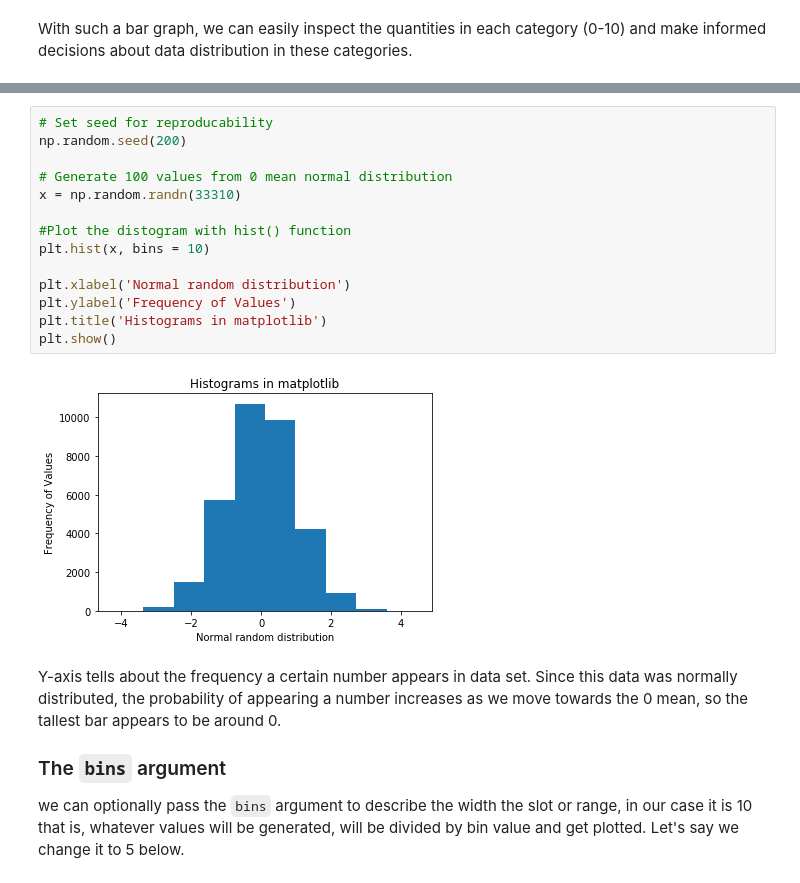
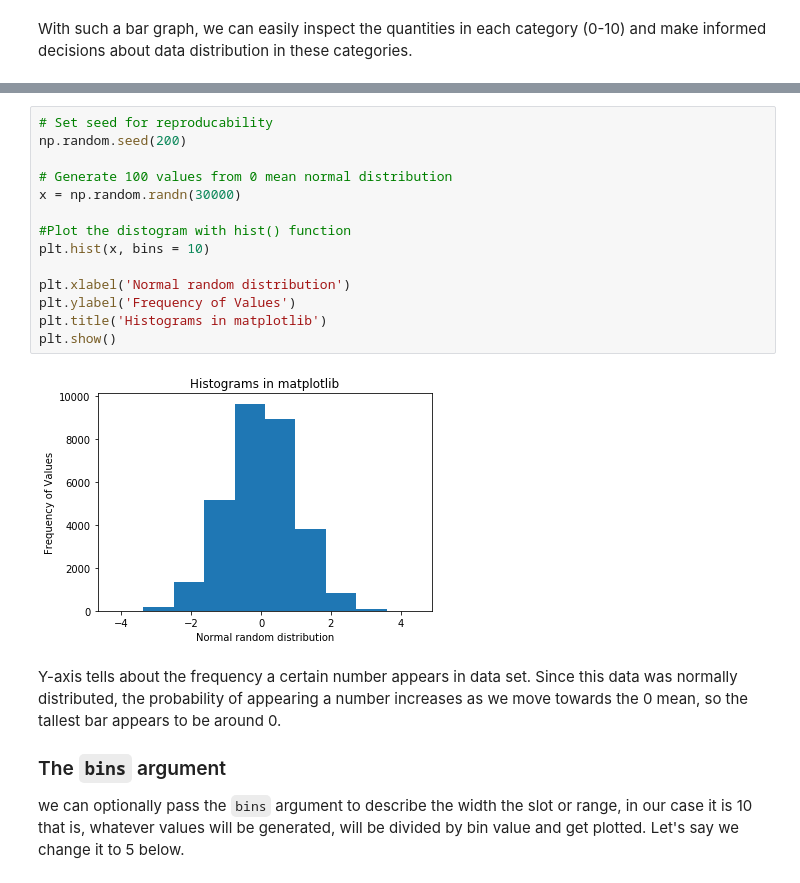
Before and after one commit to ztimmons/dsc-data-viz-houston-ds-060319, a Jupyter notebook: index.ipynb, the cells around one changed output, grey strips where cells are left out. Drawn from its saved outputs; the diff is of its cells as text.

```diff
--- a/index.ipynb
+++ b/index.ipynb
@@ -138,19 +138,19 @@ In matplotlib, we can use `plt.hist()` function to draw a histogram while passin
 # %%
 # Set seed for reproducability
 np.random.seed(200)
 
 # Generate 100 values from 0 mean normal distribution
-x = np.random.randn(33310)
+x = np.random.randn(30000)
 
 #Plot the distogram with hist() function
 plt.hist(x, bins = 10)
 
 plt.xlabel('Normal random distribution')
 plt.ylabel('Frequency of Values')
 plt.title('Histograms in matplotlib')
 plt.show()
 # %% [output]
-[figure, old version]
+[figure, new version]
 # %% [markdown]
 Y-axis tells about the frequency a certain number appears in data set. Since this data was normally distributed, the probability of appearing a number increases as we move towards the 0 mean, so the tallest bar appears to be around 0.
 
```
